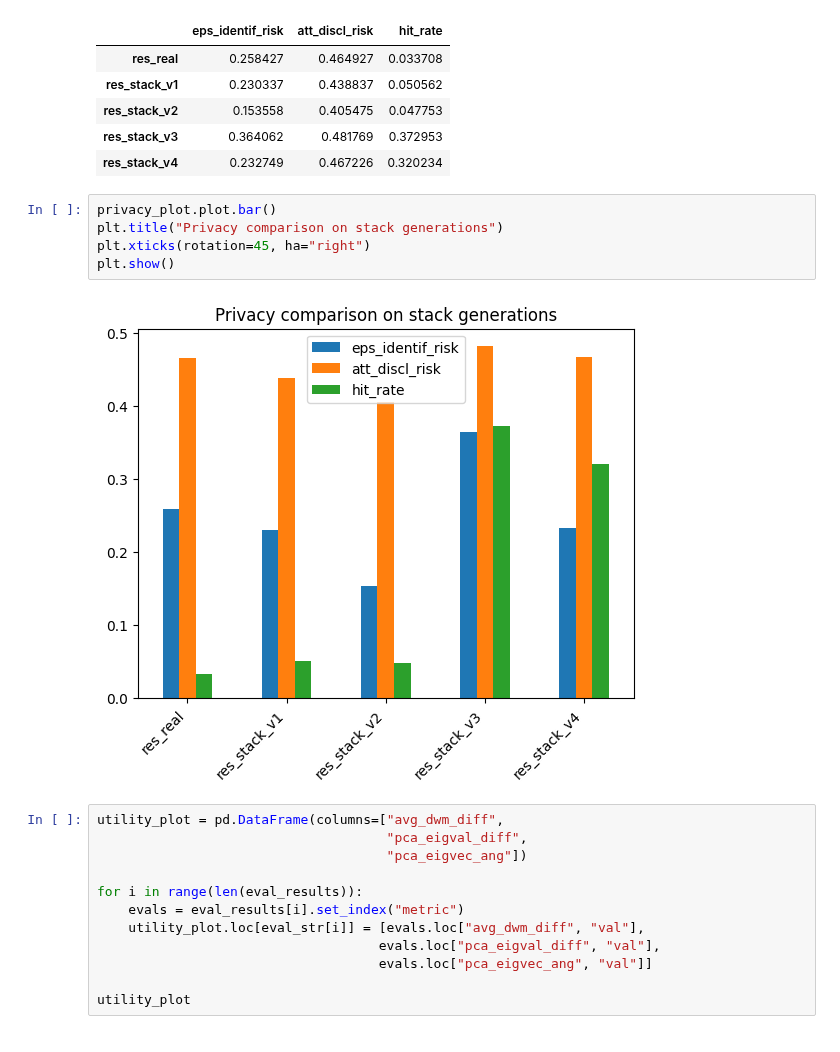
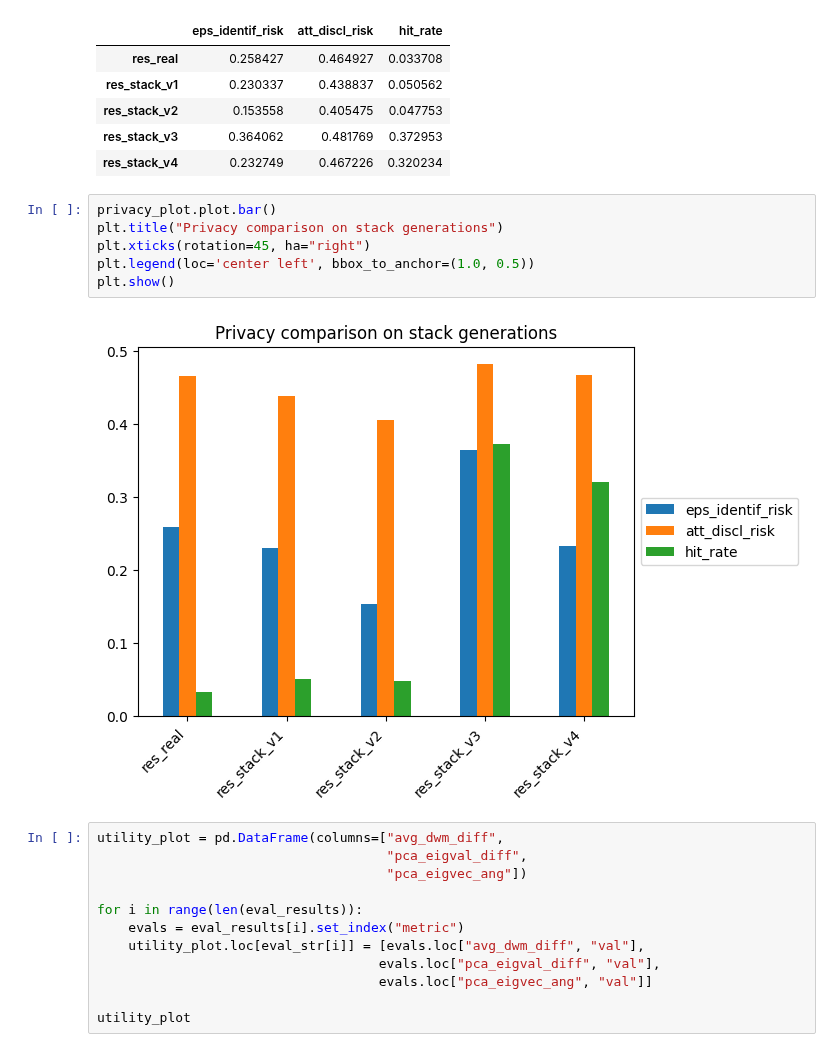
Before and after one commit to LucasBrynk/synthe_size_me, a Jupyter notebook: penguins_syn/penguins_ctgan_syn.ipynb, the cells around one changed output. Saved outputs shown, nothing was run; the diff lists cells and outputs as text.

Commit message:
Even more plots and eval

```diff
--- a/penguins_syn/penguins_ctgan_syn.ipynb
+++ b/penguins_syn/penguins_ctgan_syn.ipynb
@@ -631,10 +631,11 @@ privacy_plot
 # %%
 privacy_plot.plot.bar()
 plt.title("Privacy comparison on stack generations")
 plt.xticks(rotation=45, ha="right")
+plt.legend(loc='center left', bbox_to_anchor=(1.0, 0.5))
 plt.show()
 # %% [output]
-[figure, old version]
+[figure, new version]
 # %%
 utility_plot = pd.DataFrame(columns=["avg_dwm_diff",
                                      "pca_eigval_diff",
```
Also changed, not shown: parts of 14 cells of this notebook.
